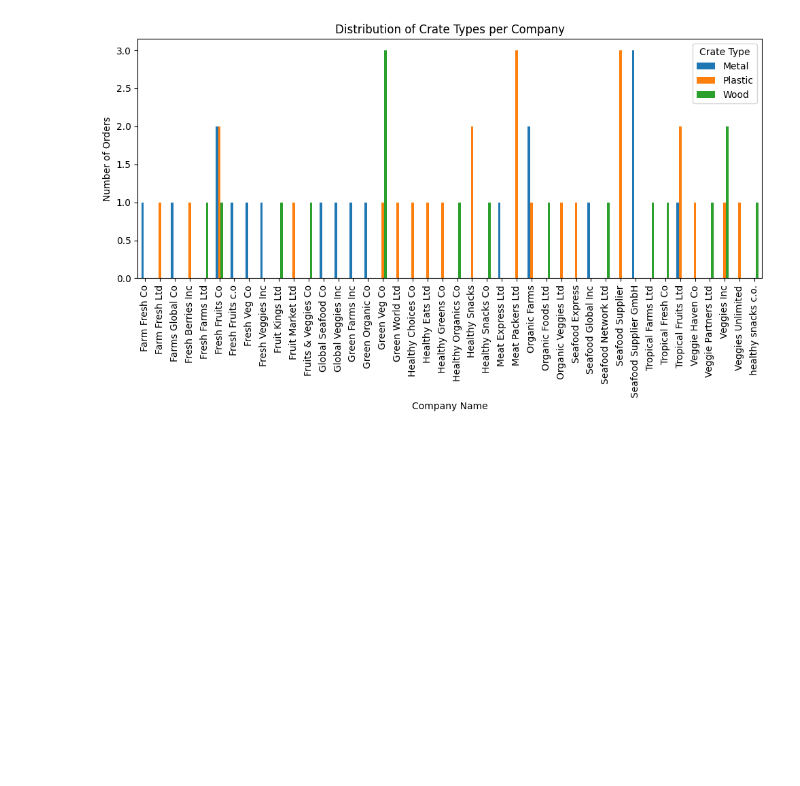
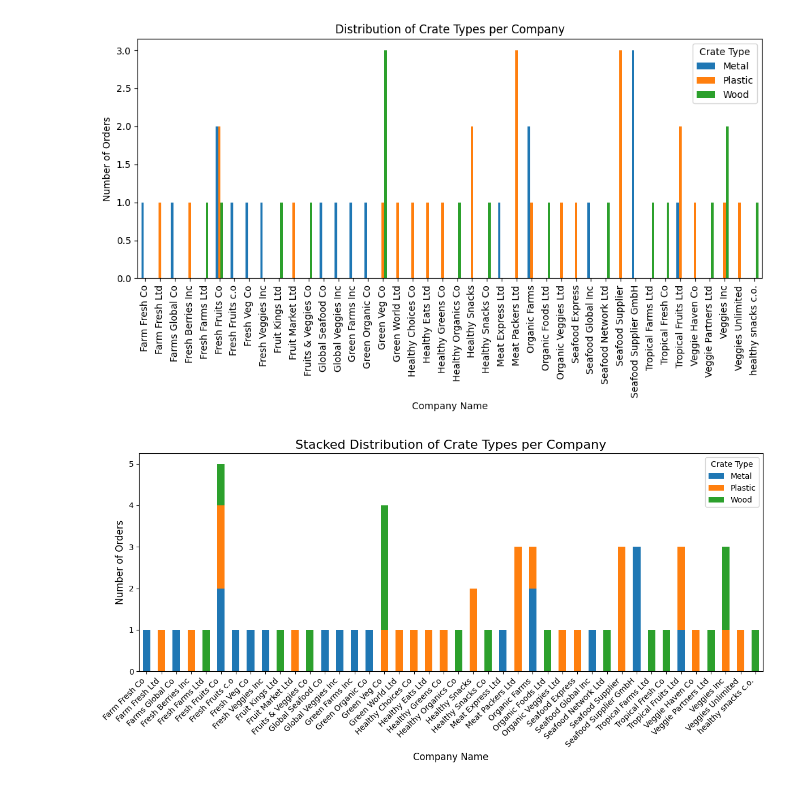
Before and after one commit to nicolasmns/data-engineering-test, a Jupyter notebook: solution/notebooks/notebook_task_1_analysis.ipynb, the cells around one changed output. Saved outputs shown, nothing was run; the diff lists cells and outputs as text; code cells hidden in the pictures; blank space fills up the shorter version.

Commit message:
Added jupyter notebooks with the execution of each task

```diff
--- a/solution/notebooks/notebook_task_1_analysis.ipynb
+++ b/solution/notebooks/notebook_task_1_analysis.ipynb
@@ -12,17 +1,11 @@ C:\Users\nicol\Desktop\ifco-assessment\data-engineering-test\solution\src
 # %%
 import os
-from task_1_crate_distribution import load_csv_to_dataframe, calculate_crate_distribution, bar_plot_df
+from src.utils import getFilepath
+from src.task_1_crate_distribution import *
+import pandas as pd
+filepath = getFilepath("orders.csv")
 
-# Gets the root project path (subiendo dos niveles hacia arriba en lugar de uno)
-project_root = os.path.abspath(os.path.join(os.getcwd(), "..", ".."))
 
-# Builds the file path for resources in order to retrieve orders.csv
-filepath = os.path.join(project_root, "resources", "orders.csv")
-
-# Verify the path
-print(f"Path to orders.csv: {filepath}")
-
-# Read the file as DataFrame
 raw_df = load_csv_to_dataframe(filepath)
 raw_df.head()
 # %% [output]
@@ -50,3 +32,15 @@ processed_df.head()
 bar_plot_df(processed_df)
 # %% [output]
 [figure]
+# %%
+processed_df.plot(kind='bar', stacked=True, figsize=(12, 6),
+                         color=['#1f77b4', '#ff7f0e', '#2ca02c'])
+plt.title("Stacked Distribution of Crate Types per Company", fontsize=16)
+plt.xlabel("Company Name", fontsize=12)
+plt.ylabel("Number of Orders", fontsize=12)
+plt.legend(title="Crate Type")
+plt.xticks(rotation=45, ha='right')
+plt.tight_layout()
+plt.show()
+# %% [output]
+[figure, added]
```
Also changed, not shown: parts of 3 cells of this notebook, 10 other files.
